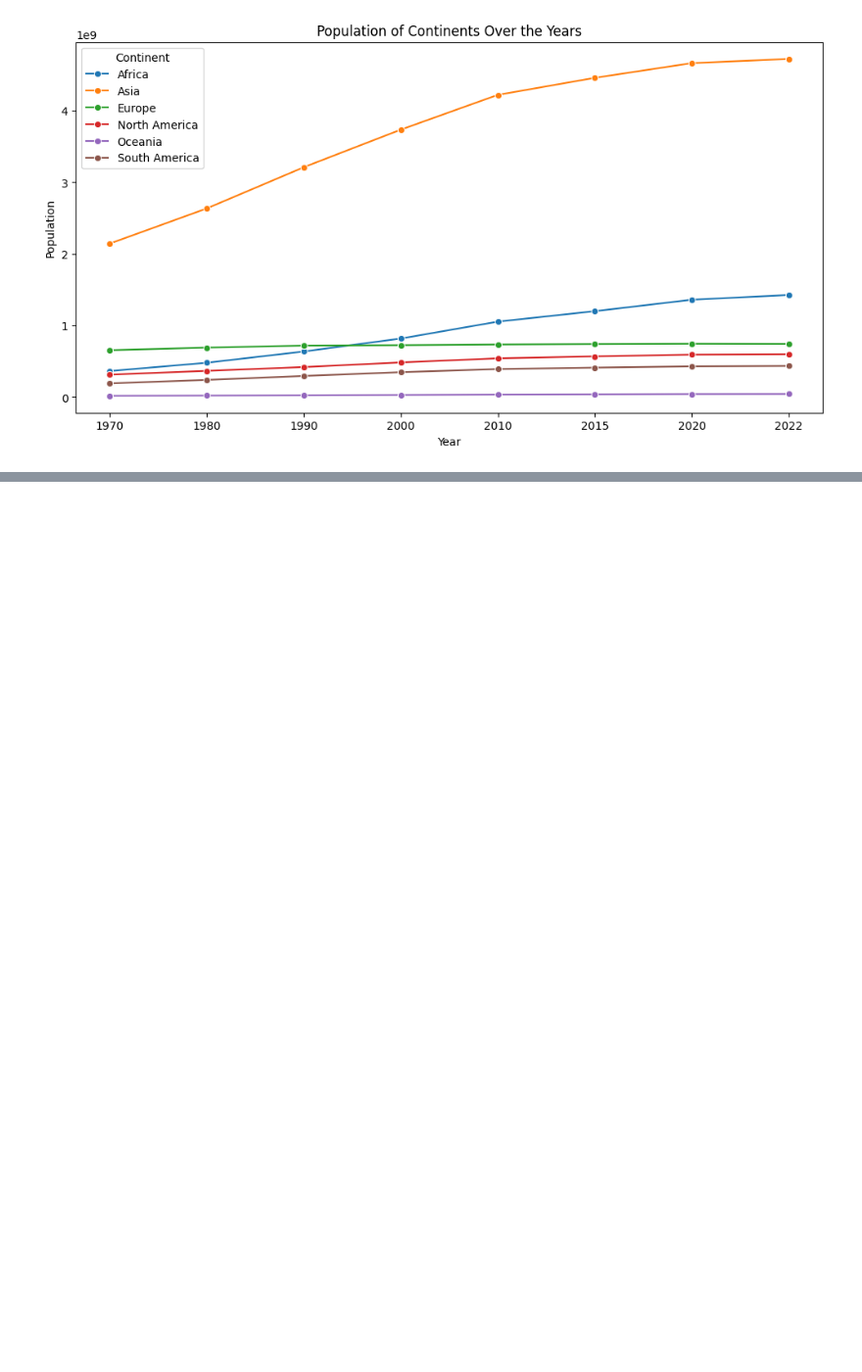
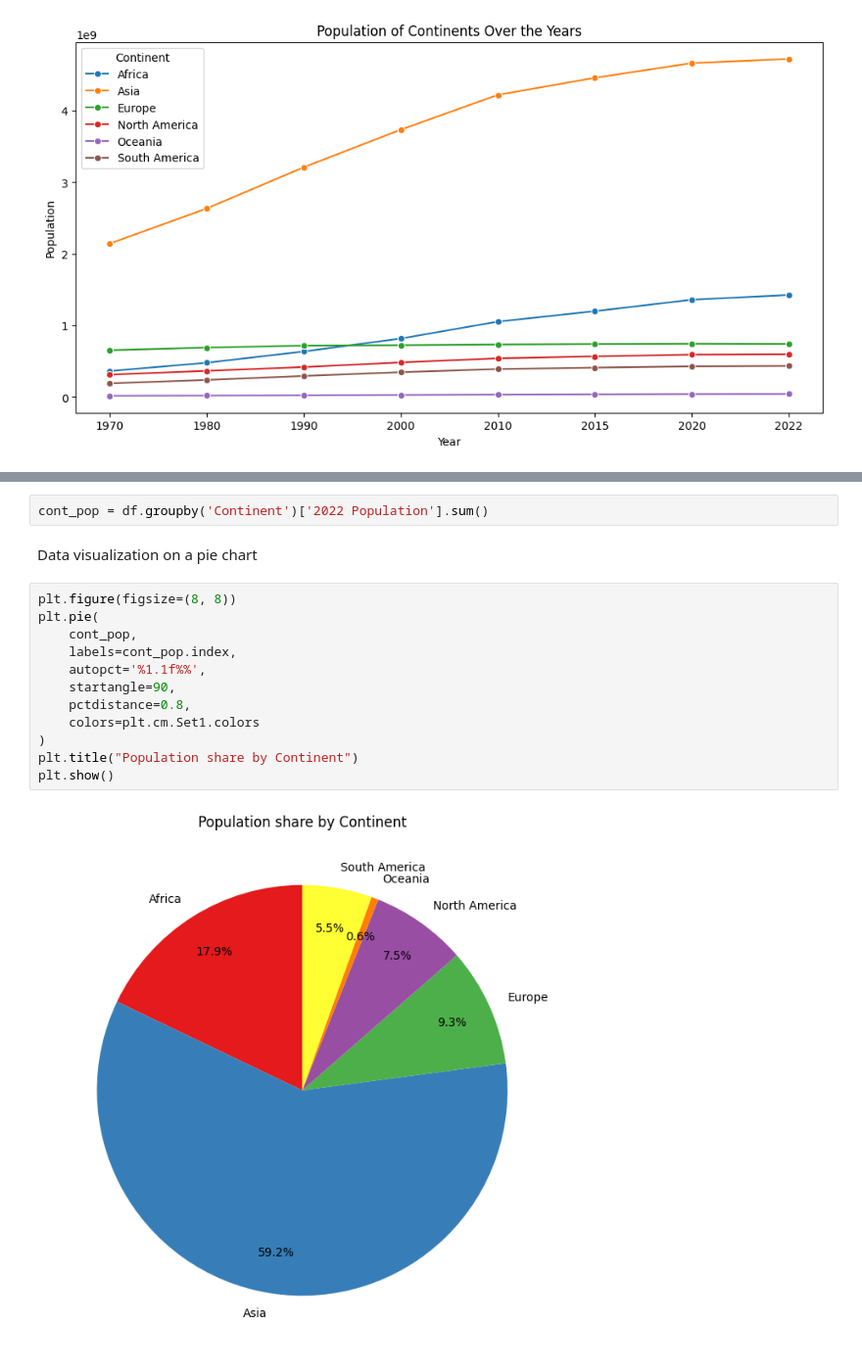
Before and after one commit to JanKotynia/Python_World_Population_Analysis, a Jupyter notebook: WorldPopulationAnalytics.ipynb, the cells around one changed output, grey strips where cells are left out. Shown: that part at 98% size. Drawn from its saved outputs; the diff is of its cells as text; blank space fills up the shorter version.

```diff
--- a/WorldPopulationAnalytics.ipynb
+++ b/WorldPopulationAnalytics.ipynb
@@ -143,0 +194,18 @@ plt.show()
+# %%
+cont_pop = df.groupby('Continent')['2022 Population'].sum()
+# %% [markdown]
+Data visualization on a pie chart
+# %%
+plt.figure(figsize=(8, 8))
+plt.pie(
+    cont_pop,
+    labels=cont_pop.index,
+    autopct='%1.1f%%',
+    startangle=90,
+    pctdistance=0.8,
+    colors=plt.cm.Set1.colors
+)
+plt.title("Population share by Continent")
+plt.show()
+# %% [output]
+[figure, added]
```
Also changed, not shown: parts of 23 cells of this notebook.
